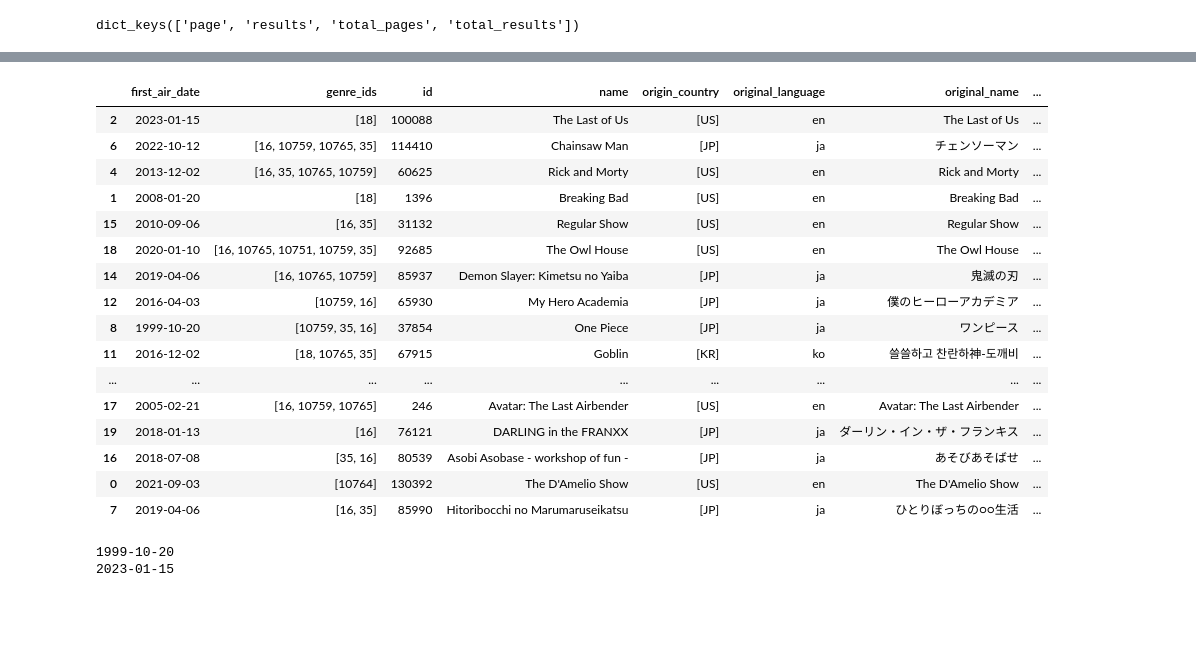
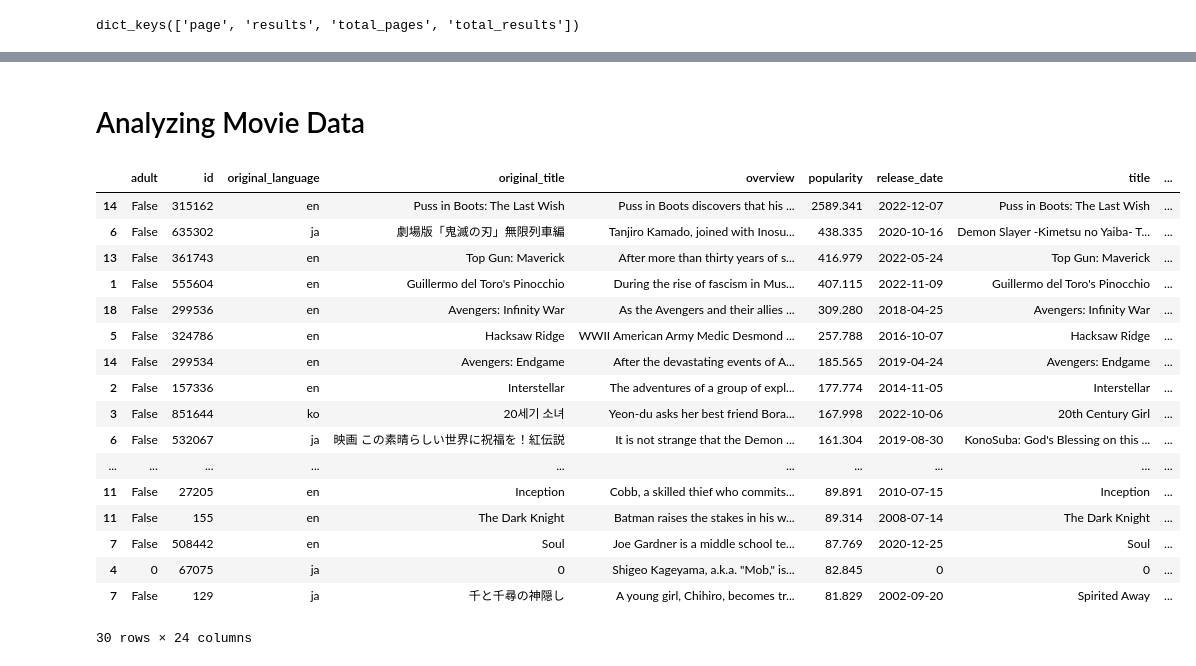
Before and after one commit to stephcia/Microsoft-Studios-Analysis, a Jupyter notebook: stephanie_ciaccia.ipynb, the cells around one changed output, grey strips where cells are left out. Saved outputs shown, nothing was run; the diff lists cells and outputs as text; code cells hidden in the pictures; blank space fills up the shorter version.

Commit message:
Additional data cleaning and API data

```diff
--- a/stephanie_ciaccia.ipynb
+++ b/stephanie_ciaccia.ipynb
@@ -481,0 +921,4 @@ Western               37
+# %%
+#renaming the genre columns
+top_movies_200.rename(columns = {'col_1':'genre_id_1','col_2':'genre_id_2','col_3':'genre_id_3',
+                            'col_4':'genre_id_4','col_5':'genre_id_5','col_6':'genre_id_6','col_7':'genre_id_7','col_8':'genre_id_8','col_9':'genre_id_9'}, inplace = True)
@@ -481,0 +955,3 @@ Western               37
+# %%
+##dropping genre_id's column
+top_movies_200 = top_movies_200.drop(columns='genre_ids')
@@ -482,30 +968,31 @@ Western               37
+# %%
+##changing N/A variables to 0
+top_movies_200 = top_movies_200.fillna(0)
+# %%
+## converting  column type from float64 to int
+
+top_movies_200[['genre_id_1','genre_id_2','genre_id_3','genre_id_4', 'genre_id_5','genre_id_6','genre_id_7', 'genre_id_8','genre_id_9']] = top_movies_200[['genre_id_1','genre_id_2','genre_id_3','genre_id_4', 'genre_id_5','genre_id_6','genre_id_7', 'genre_id_8','genre_id_9']].astype(int)
+# %% [markdown]
+# Analyzing Movie Data
 # %%
-top_20_episodes = top_rated.sort_values(by='popularity',ascending=False).head(20)
-top_20_episodes
+top_20_movies_2023 = top_movies_200.sort_values(by='popularity',ascending=False).head(30)
+top_20_movies_2023
 # %% [output]
-|  | first_air_date | genre_ids | id | name | origin_country | original_language | original_name | ... |
-| 2 | 2023-01-15 | [18] | 100088 | The Last of Us | [US] | en | The Last of Us | ... |
-| 6 | 2022-10-12 | [16, 10759, 10765, 35] | 114410 | Chainsaw Man | [JP] | ja | チェンソーマン | ... |
-| 4 | 2013-12-02 | [16, 35, 10765, 10759] | 60625 | Rick and Morty | [US] | en | Rick and Morty | ... |
-| 1 | 2008-01-20 | [18] | 1396 | Breaking Bad | [US] | en | Breaking Bad | ... |
-| 15 | 2010-09-06 | [16, 35] | 31132 | Regular Show | [US] | en | Regular Show | ... |
-| 18 | 2020-01-10 | [16, 10765, 10751, 10759, 35] | 92685 | The Owl House | [US] | en | The Owl House | ... |
-| 14 | 2019-04-06 | [16, 10765, 10759] | 85937 | Demon Slayer: Kimetsu no Yaiba | [JP] | ja | 鬼滅の刃 | ... |
-| 12 | 2016-04-03 | [10759, 16] | 65930 | My Hero Academia | [JP] | ja | 僕のヒーローアカデミア | ... |
-| 8 | 1999-10-20 | [10759, 35, 16] | 37854 | One Piece | [JP] | ja | ワンピース | ... |
-| 11 | 2016-12-02 | [18, 10765, 35] | 67915 | Goblin | [KR] | ko | 쓸쓸하고 찬란하神-도깨비 | ... |
-| ... | ... | ... | ... | ... | ... | ... | ... | ... |
-| 17 | 2005-02-21 | [16, 10759, 10765] | 246 | Avatar: The Last Airbender | [US] | en | Avatar: The Last Airbender | ... |
-| 19 | 2018-01-13 | [16] | 76121 | DARLING in the FRANXX | [JP] | ja | ダーリン・イン・ザ・フランキス | ... |
-| 16 | 2018-07-08 | [35, 16] | 80539 | Asobi Asobase - workshop of fun - | [JP] | ja | あそびあそばせ | ... |
-| 0 | 2021-09-03 | [10764] | 130392 | The D'Amelio Show | [US] | en | The D'Amelio Show | ... |
-| 7 | 2019-04-06 | [16, 35] | 85990 | Hitoribocchi no Marumaruseikatsu | [JP] | ja | ひとりぼっちの○○生活 | ... |
+|  | adult | id | original_language | original_title | overview | popularity | release_date | title | ... |
+| 14 | False | 315162 | en | Puss in Boots: The Last Wish | Puss in Boots discovers that his ... | 2589.341 | 2022-12-07 | Puss in Boots: The Last Wish | ... |
+| 6 | False | 635302 | ja | 劇場版「鬼滅の刃」無限列車編 | Tanjiro Kamado, joined with Inosu... | 438.335 | 2020-10-16 | Demon Slayer -Kimetsu no Yaiba- T... | ... |
+| 13 | False | 361743 | en | Top Gun: Maverick | After more than thirty years of s... | 416.979 | 2022-05-24 | Top Gun: Maverick | ... |
+| 1 | False | 555604 | en | Guillermo del Toro's Pinocchio | During the rise of fascism in Mus... | 407.115 | 2022-11-09 | Guillermo del Toro's Pinocchio | ... |
+| 18 | False | 299536 | en | Avengers: Infinity War | As the Avengers and their allies ... | 309.280 | 2018-04-25 | Avengers: Infinity War | ... |
+| 5 | False | 324786 | en | Hacksaw Ridge | WWII American Army Medic Desmond ... | 257.788 | 2016-10-07 | Hacksaw Ridge | ... |
+| 14 | False | 299534 | en | Avengers: Endgame | After the devastating events of A... | 185.565 | 2019-04-24 | Avengers: Endgame | ... |
+| 2 | False | 157336 | en | Interstellar | The adventures of a group of expl... | 177.774 | 2014-11-05 | Interstellar | ... |
+| 3 | False | 851644 | ko | 20세기 소녀 | Yeon-du asks her best friend Bora... | 167.998 | 2022-10-06 | 20th Century Girl | ... |
+| 6 | False | 532067 | ja | 映画 この素晴らしい世界に祝福を！紅伝説 | It is not strange that the Demon ... | 161.304 | 2019-08-30 | KonoSuba: God's Blessing on this ... | ... |
+| ... | ... | ... | ... | ... | ... | ... | ... | ... | ... |
+| 11 | False | 27205 | en | Inception | Cobb, a skilled thief who commits... | 89.891 | 2010-07-15 | Inception | ... |
+| 11 | False | 155 | en | The Dark Knight | Batman raises the stakes in his w... | 89.314 | 2008-07-14 | The Dark Knight | ... |
+| 7 | False | 508442 | en | Soul | Joe Gardner is a middle school te... | 87.769 | 2020-12-25 | Soul | ... |
+| 4 | 0 | 67075 | ja | 0 | Shigeo Kageyama, a.k.a. "Mob," is... | 82.845 | 0 | 0 | ... |
+| 7 | False | 129 | ja | 千と千尋の神隠し | A young girl, Chihiro, becomes tr... | 81.829 | 2002-09-20 | Spirited Away | ... |
+30 rows × 24 columns
-# %%
-oldest_episode = min(top_rated['first_air_date'])
-newest_episode = max(top_rated['first_air_date'])
-
-print(oldest_episode)
-print(newest_episode)
-# %% [output]
-1999-10-20
-2023-01-15
```
Also changed, not shown: parts of 61 cells of this notebook.
